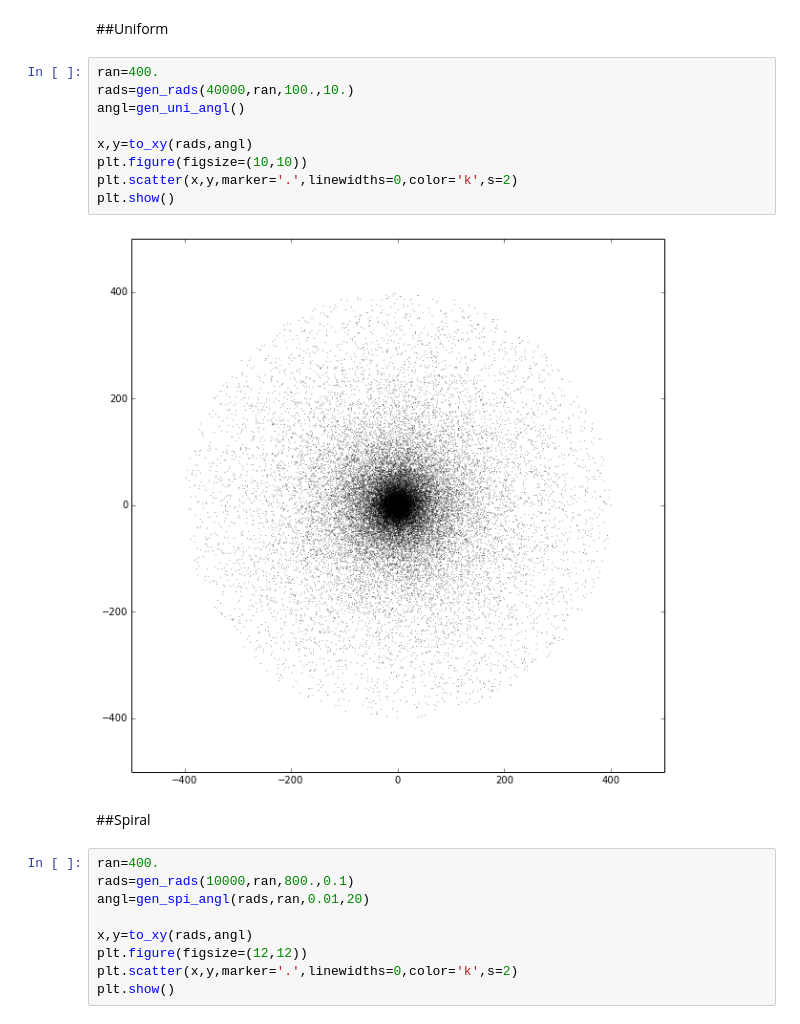
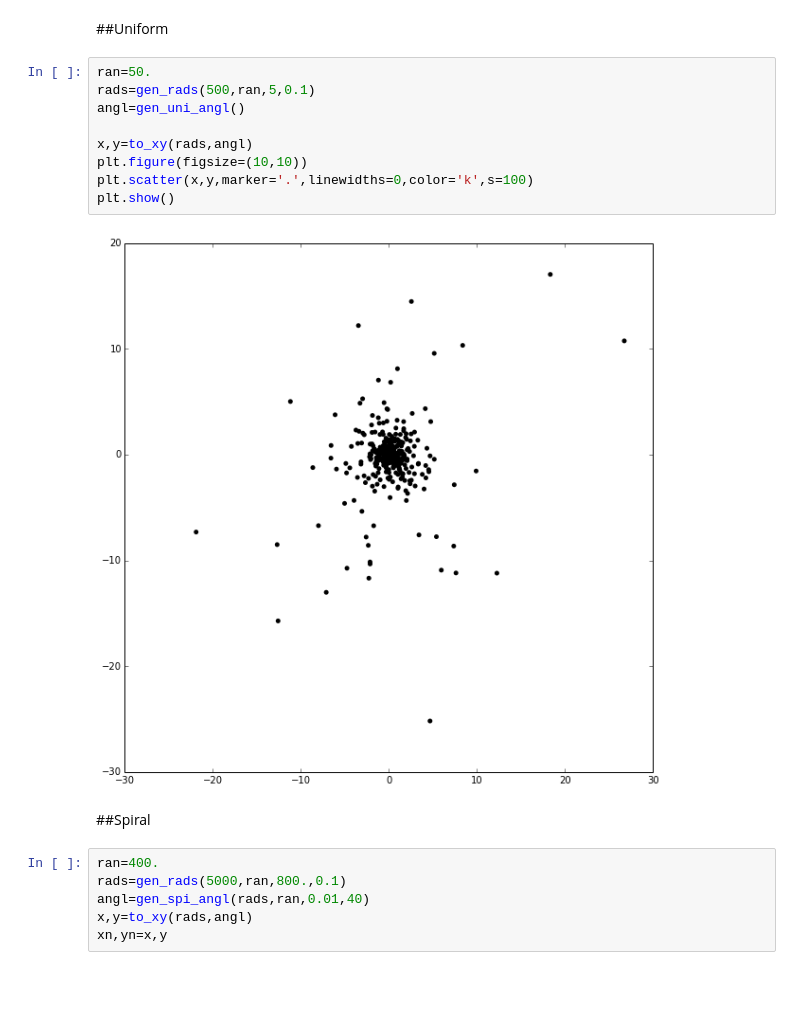
Before and after one commit to rmorshea/home-gitlab, a Jupyter notebook: misc/Tutor_Masha/Galaxy_Project.ipynb, the cells around one changed output. Saved outputs shown, nothing was run; the diff lists cells and outputs as text; blank space fills up the shorter version.

```diff
--- a/misc/Tutor_Masha/Galaxy_Project.ipynb
+++ b/misc/Tutor_Masha/Galaxy_Project.ipynb
@@ -78,24 +90,21 @@ def to_xy(rads,angl):
 # %% [markdown]
 ##Uniform
 # %%
-ran=400.
-rads=gen_rads(40000,ran,100.,10.)
+ran=50.
+rads=gen_rads(500,ran,5,0.1)
 angl=gen_uni_angl()
 
 x,y=to_xy(rads,angl)
 plt.figure(figsize=(10,10))
-plt.scatter(x,y,marker='.',linewidths=0,color='k',s=2)
+plt.scatter(x,y,marker='.',linewidths=0,color='k',s=100)
 plt.show()
 # %% [output]
-[figure, old version]
+[figure, new version]
 # %% [markdown]
 ##Spiral
 # %%
 ran=400.
-rads=gen_rads(10000,ran,800.,0.1)
-angl=gen_spi_angl(rads,ran,0.01,20)
-
+rads=gen_rads(5000,ran,800.,0.1)
+angl=gen_spi_angl(rads,ran,0.01,40)
 x,y=to_xy(rads,angl)
-plt.figure(figsize=(12,12))
-plt.scatter(x,y,marker='.',linewidths=0,color='k',s=2)
-plt.show()
+xn,yn=x,y
```
Also changed, not shown: parts of 13 cells of this notebook, 12 other files.
